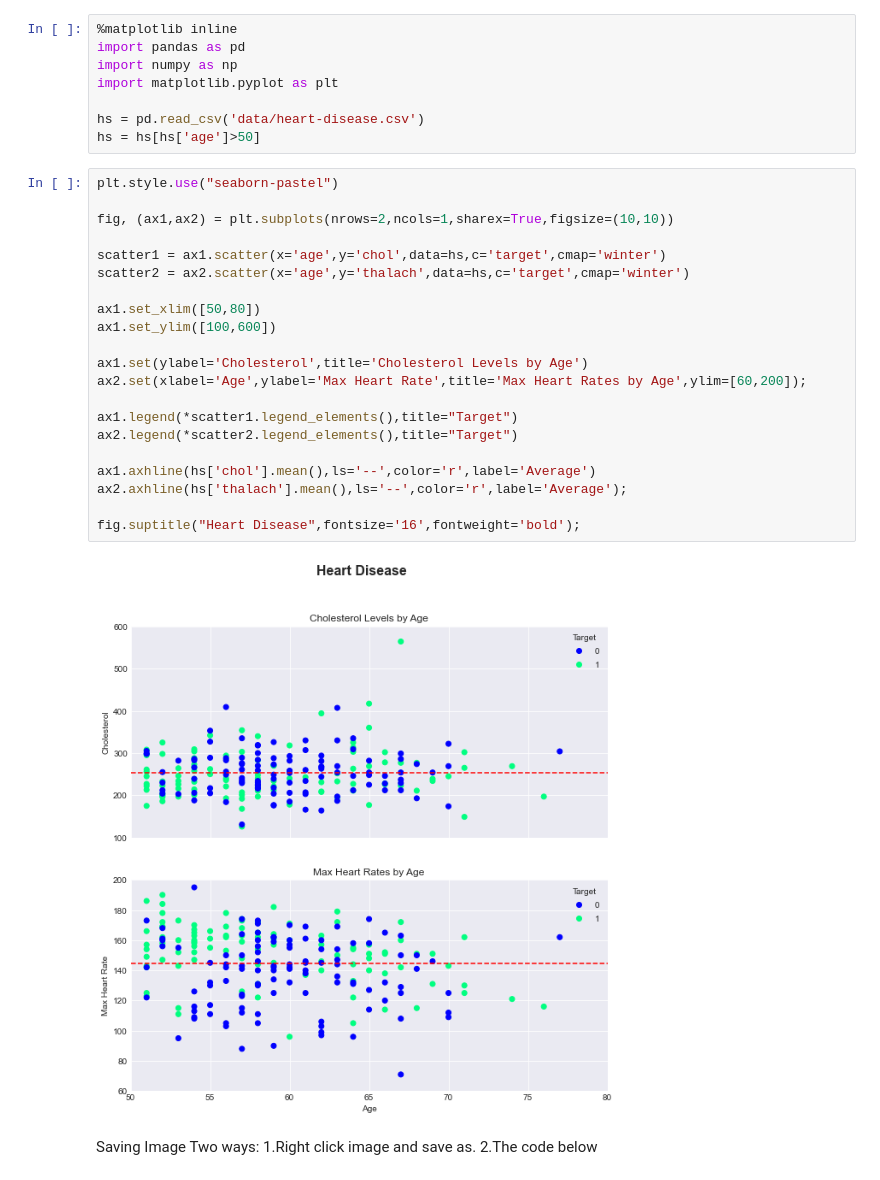
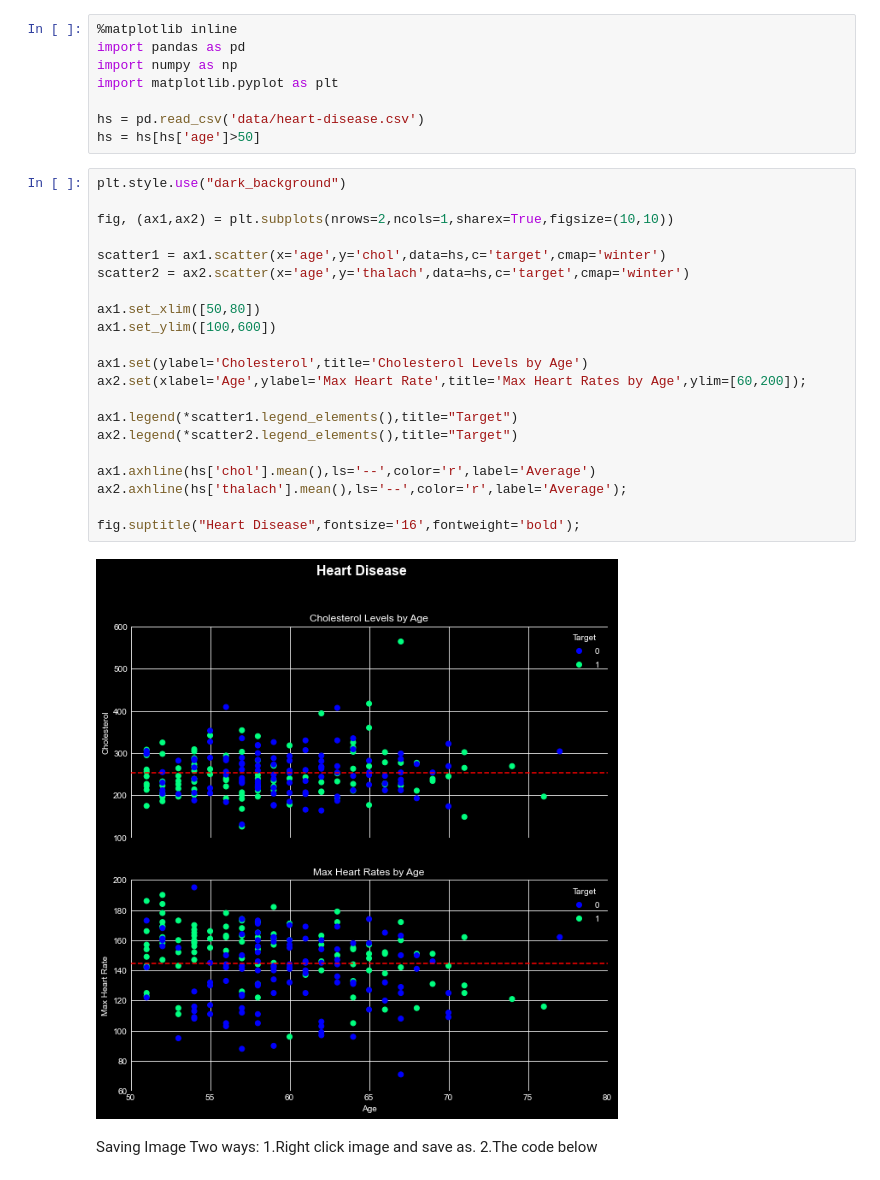
Before and after one commit to MohammedRakib/Test-1, a Jupyter notebook: introduction-to-matplotlib.ipynb, the cells around one changed output. Saved outputs shown, nothing was run; the diff lists cells and outputs as text.

```diff
--- a/introduction-to-matplotlib.ipynb
+++ b/introduction-to-matplotlib.ipynb
@@ -321,28 +321,28 @@ import matplotlib.pyplot as plt
 hs = pd.read_csv('data/heart-disease.csv')
 hs = hs[hs['age']>50]
 # %%
-plt.style.use("seaborn-pastel")
+plt.style.use("dark_background")
 
 fig, (ax1,ax2) = plt.subplots(nrows=2,ncols=1,sharex=True,figsize=(10,10))
 
 scatter1 = ax1.scatter(x='age',y='chol',data=hs,c='target',cmap='winter')
 scatter2 = ax2.scatter(x='age',y='thalach',data=hs,c='target',cmap='winter')
 
 ax1.set_xlim([50,80])
 ax1.set_ylim([100,600])
 
 ax1.set(ylabel='Cholesterol',title='Cholesterol Levels by Age')
 ax2.set(xlabel='Age',ylabel='Max Heart Rate',title='Max Heart Rates by Age',ylim=[60,200]);
 
 ax1.legend(*scatter1.legend_elements(),title="Target")
 ax2.legend(*scatter2.legend_elements(),title="Target")
 
 ax1.axhline(hs['chol'].mean(),ls='--',color='r',label='Average')
 ax2.axhline(hs['thalach'].mean(),ls='--',color='r',label='Average');
 
 fig.suptitle("Heart Disease",fontsize='16',fontweight='bold');
 # %% [output]
-[figure, old version]
+[figure, new version]
 # %% [markdown]
 Saving Image
 Two ways: 1.Right click image and save as.
```
Also changed, not shown: parts of 7 cells of this notebook, 2 other files.
